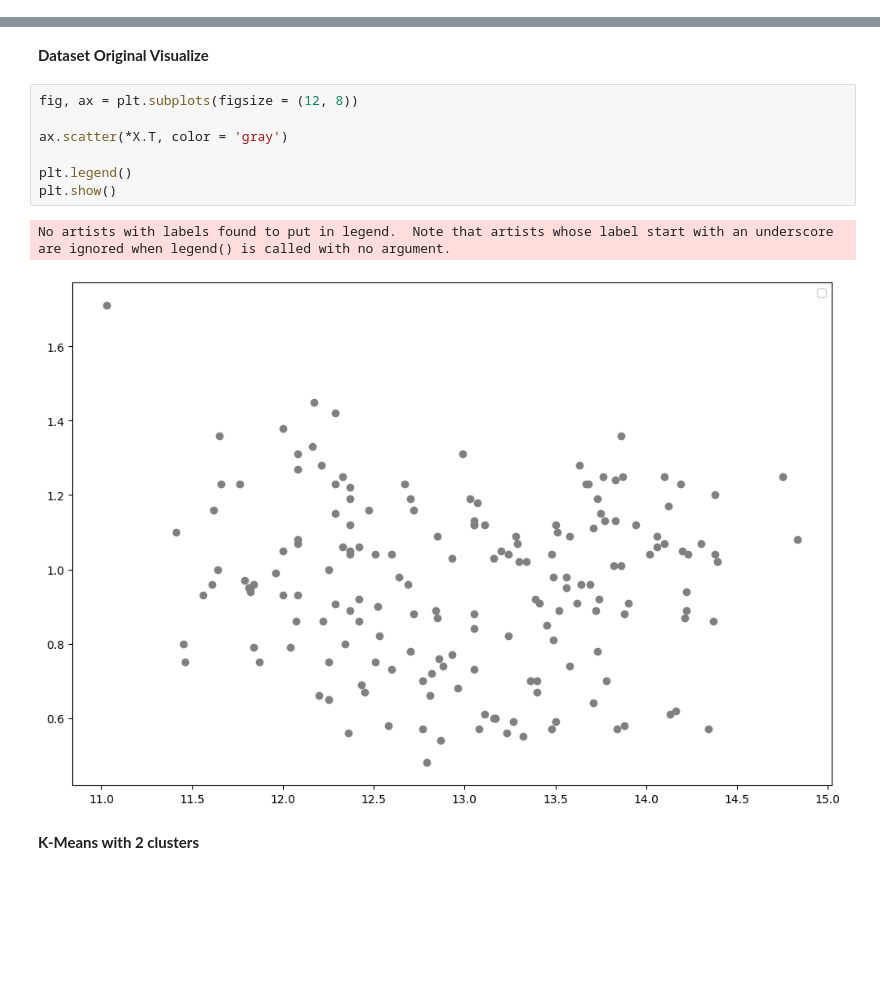
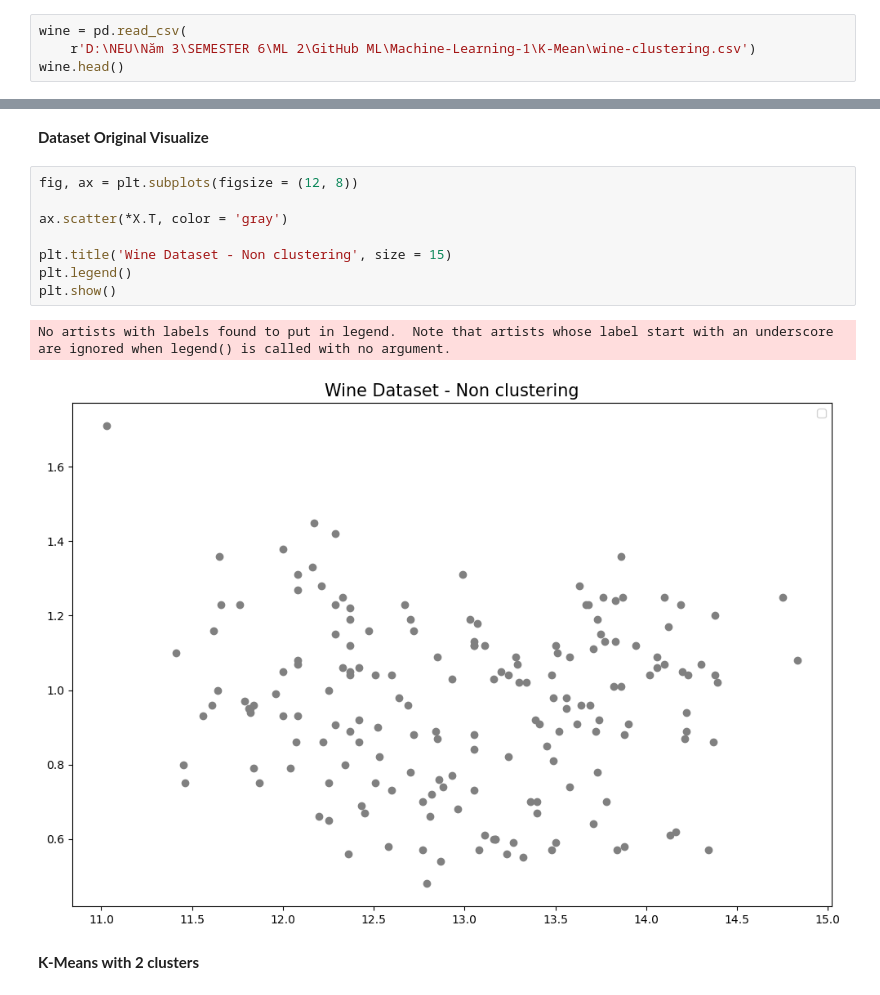
Before and after one commit to haizznaam/Machine-Learning-With-Python, a Jupyter notebook: K-Mean/hw_kmeans.ipynb, the cells around one changed output, grey strips where cells are left out. Saved outputs shown, nothing was run; the diff lists cells and outputs as text; blank space fills up the shorter version.

```diff
--- a/K-Mean/hw_kmeans.ipynb
+++ b/K-Mean/hw_kmeans.ipynb
@@ -161,0 +162,4 @@ wine.head()
+# %%
+wine = pd.read_csv(
+    r'D:\NEU\Năm 3\SEMESTER 6\ML 2\GitHub ML\Machine-Learning-1\K-Mean\wine-clustering.csv')
+wine.head()
@@ -187,13 +198,14 @@ array([[14.23 ,  1.04 ],
 # %%
 fig, ax = plt.subplots(figsize = (12, 8))
 
 ax.scatter(*X.T, color = 'gray')
 
+plt.title('Wine Dataset - Non clustering', size = 15)
 plt.legend()
 plt.show()
 # %% [output]
 No artists with labels found to put in legend.  Note that artists whose label start with an underscore are ignored when legend() is called with no argument.
-[figure, old version]
+[figure, new version]
 # %% [markdown]
 **K-Means with 2 clusters**
 # %%
```
Also changed, not shown: parts of 11 cells of this notebook.
